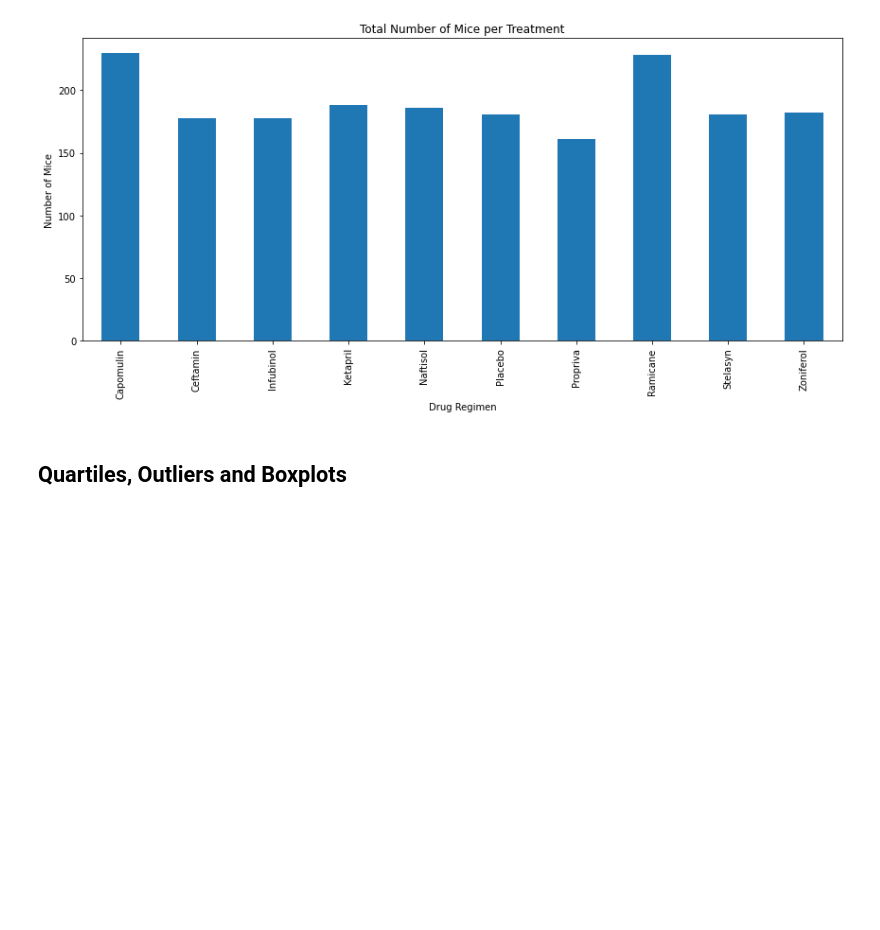
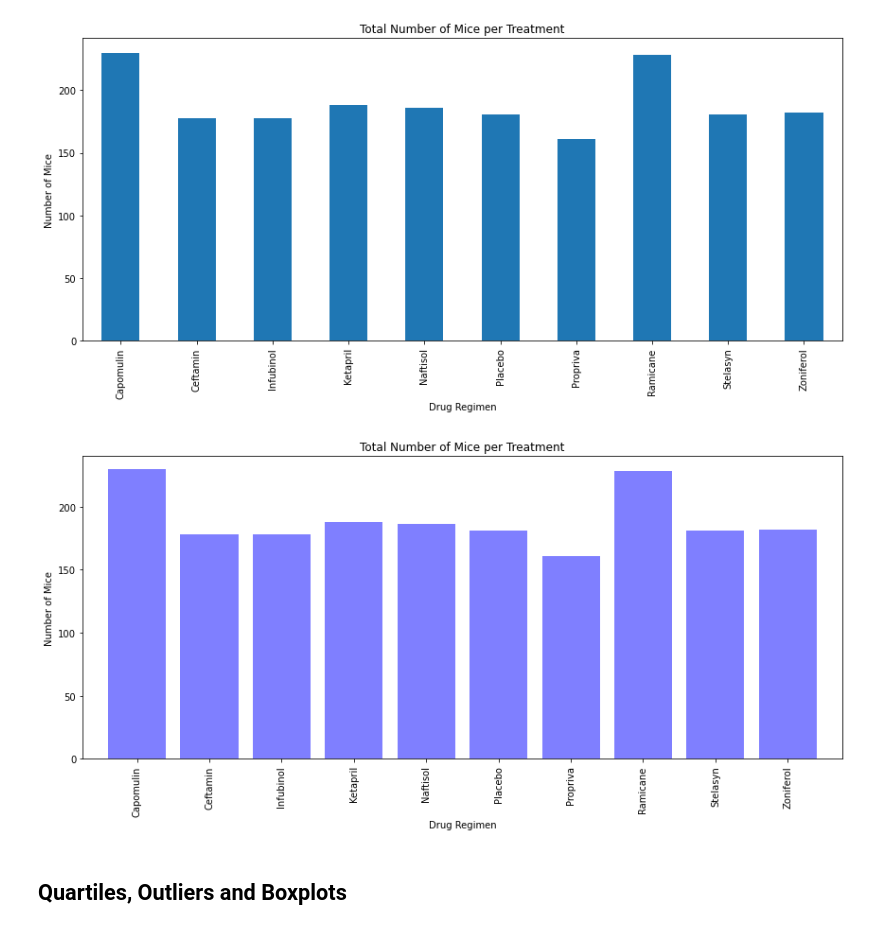
Before and after one commit to arcebri1/PharmaceuticalAnalysisPlotting, a Jupyter notebook: pymaceuticals_starter.ipynb, the cells around one changed output. Cells and saved outputs as stored; diff of their text form; code cells hidden in the pictures; blank space fills up the shorter version.

Commit message:
bar chart with pyplot

```diff
--- a/pymaceuticals_starter.ipynb
+++ b/pymaceuticals_starter.ipynb
@@ -239,3 +218,29 @@ plt.show()
+# %%
+# number_of_mice = [Capomulin, Ceftamin, Infubinol, Ketapril, Naftisol, Placebo, Propriva, Ramicane, Stelasyn, Zoniferol]
+x_axis = np.arange(len(count_makers))
+# x_axis
+tick_locations = [value for value in x_axis]
+# tick_locations
+# number_of_mice = [Capomulin, Ceftamin, Infubinol, Ketapril, Naftisol, Placebo, Propriva, Ramicane, Stelasyn, Zoniferol]
+# %%
+plt.figure(figsize=(12,6))
+plt.bar(x_axis, count_makers, color='b', alpha=0.5, align="center")
+plt.xticks(tick_locations, ['Capomulin',
+                            'Ceftamin', 'Infubinol', 'Ketapril',
+                            'Naftisol', 'Placebo', 'Propriva',
+                            'Ramicane', 'Stelasyn', 'Zoniferol'] , rotation="vertical")
+plt.xlim(-.75, len(x_axis)-.25)
+plt.ylim(0, max(count_makers)+10)
+# Set a Title and labels
+plt.title("Total Number of Mice per Treatment")
+plt.xlabel("Drug Regimen")
+plt.ylabel("Number of Mice")
+# # Save our graph and show the grap
+plt.tight_layout()
+# plt.savefig("../Images/avg_state_rain.png")
+plt.show()
+# %% [output]
+[figure, added]
 # %%
 # Generate a pie plot showing the distribution of female versus male mice using pandas
 # %%
```
Also changed, not shown: parts of 8 cells of this notebook.
